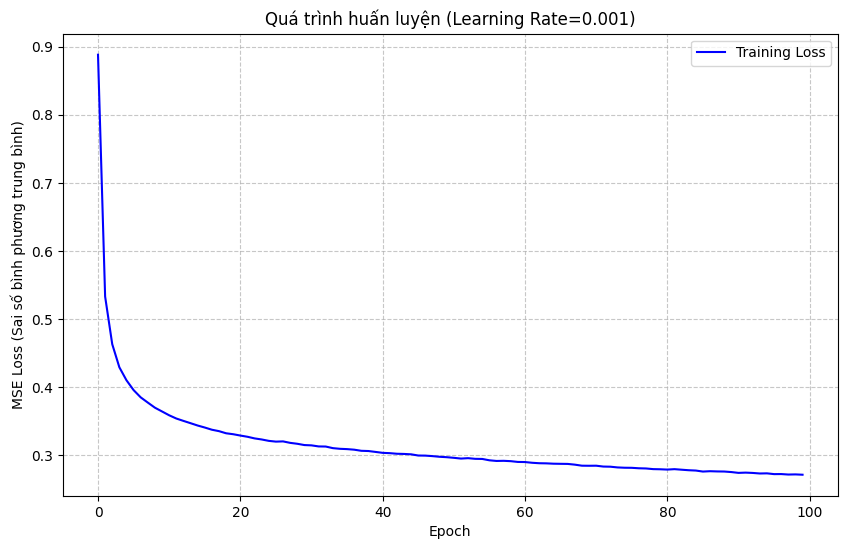
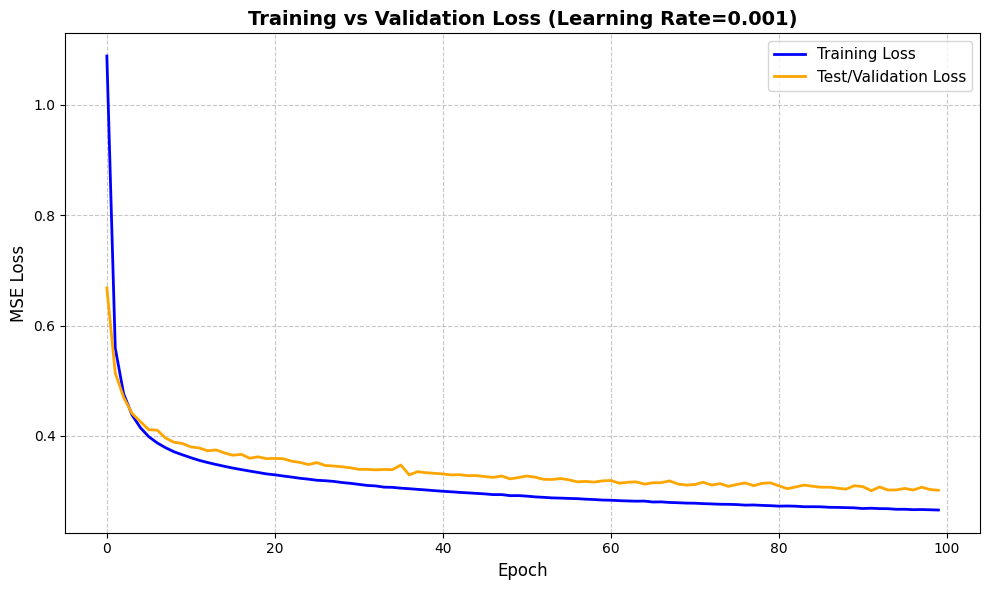
The change to this notebook cell's code, shown as a diff; its figure went from the first image to the second:
--- before
+++ after
@@ -1,16 +1,25 @@
+# === Plotting ===
 plt.figure(figsize=(10, 6))
-plt.plot(losses, label='Training Loss', color='blue')
-plt.title(f"Quá trình huấn luyện (Learning Rate={learning_rate})")
-plt.xlabel("Epoch")
-plt.ylabel("MSE Loss (Sai số bình phương trung bình)")
-plt.legend()
+
+# Plot both lines
+plt.plot(losses, label='Training Loss', color='blue', linewidth=2)
+plt.plot(val_losses, label='Test/Validation Loss', color='orange', linewidth=2)
+
+plt.title(f"Training vs Validation Loss (Learning Rate={learning_rate})", fontsize=14, fontweight='bold')
+plt.xlabel("Epoch", fontsize=12)
+plt.ylabel("MSE Loss", fontsize=12)
+plt.legend(fontsize=11)
 plt.grid(True, linestyle='--', alpha=0.7)
+plt.tight_layout()
 plt.show()
 
-# Nhận xét nhanh
-print(f"Loss khởi điểm: {losses[0]:.4f}")
-print(f"Loss kết thúc: {losses[-1]:.4f}")
-if losses[-1] < losses[0]:
-    print("Đánh giá: Model ĐANG HỌC tốt (Loss giảm dần).")
+# === Quick Evaluation ===
+print(f"Initial Train Loss: {losses[0]:.4f}  -> Final: {losses[-1]:.4f}")
+print(f"Initial Test Loss:  {val_losses[0]:.4f} -> Final: {val_losses[-1]:.4f}")
+
+if val_losses[-1] < val_losses[0] and val_losses[-1] <= losses[-1] * 1.5:
+    print("Evaluation: Model is LEARNING well, generalizing stably on the Test set.")
+elif val_losses[-1] > losses[-1] * 1.5:
+    print("Evaluation: WARNING - OVERFITTING! Train Loss is decreasing but Test Loss is stalling or increasing.")
 else:
-    print("Đánh giá: Model KHÔNG HỌC (Loss không giảm). Cần kiểm tra lại code hoặc Learning Rate.")
+    print("Evaluation: Model is NOT LEARNING (Loss not decreasing). Check the architecture or Learning Rate.")

Commit: Add script to update plotting cell in model training notebook